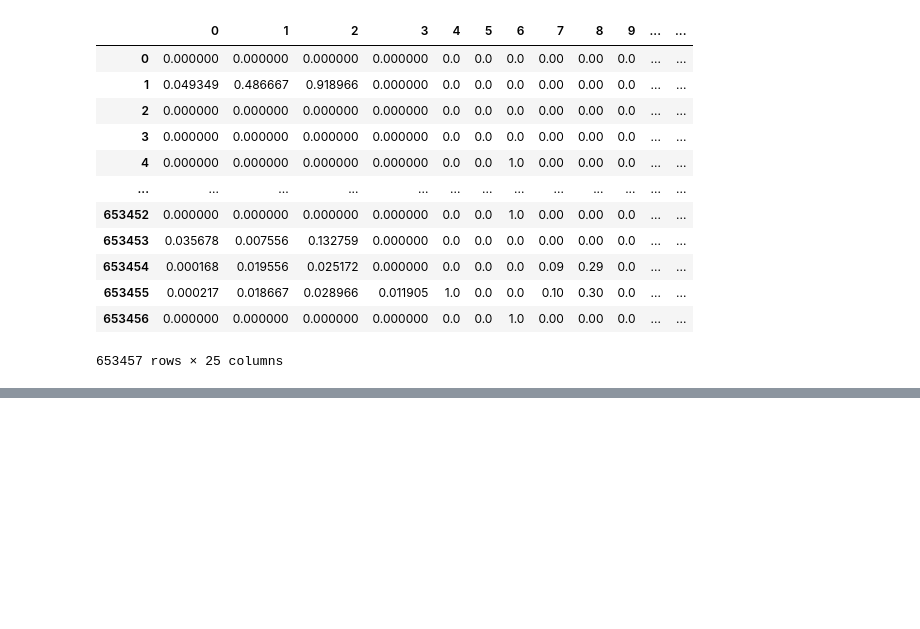
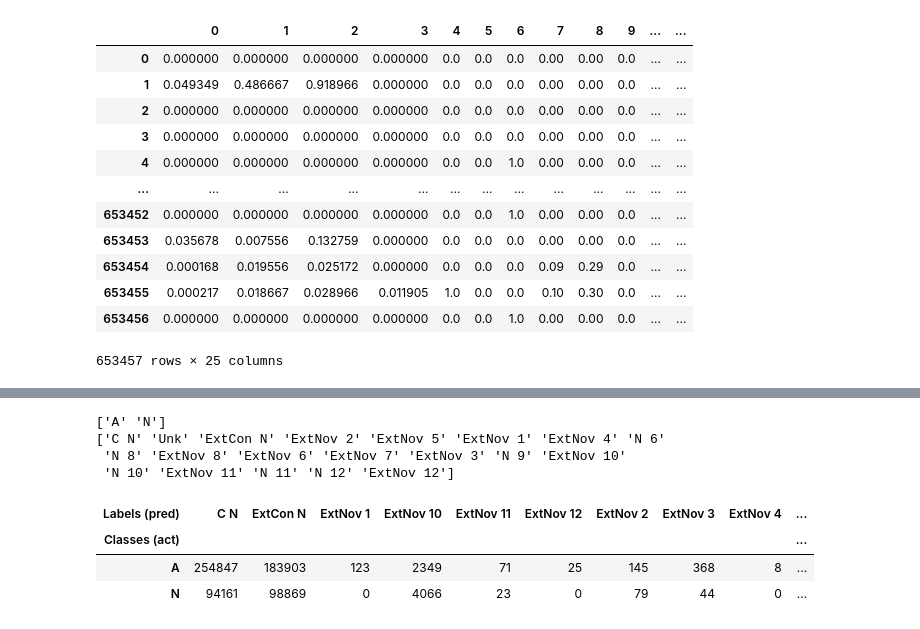
Before and after one commit to luis-puhl/minas-flink, a Jupyter notebook: mfog-mpi/src/minas/evaluate.ipynb, the cells around one changed output, grey strips where cells are left out. Cells and saved outputs as stored; diff of their text form; code cells hidden in the pictures; blank space fills up the shorter version.

```diff
--- a/mfog-mpi/src/minas/evaluate.ipynb
+++ b/mfog-mpi/src/minas/evaluate.ipynb
@@ -23,0 +52,16 @@ examplesDf
+# %%
+ogClasses = ogdf['class'].unique()
+ogLabels = ogdf['label'].unique()
+print(ogClasses)
+print(ogLabels)
+pd.crosstab(
+    ogdf['class'], ogdf['label'], rownames=['Classes (act)'], colnames=['Labels (pred)'])
+# %% [output]
+['A' 'N']
+['C N' 'Unk' 'ExtCon N' 'ExtNov 2' 'ExtNov 5' 'ExtNov 1' 'ExtNov 4' 'N 6'
+ 'N 8' 'ExtNov 8' 'ExtNov 6' 'ExtNov 7' 'ExtNov 3' 'N 9' 'ExtNov 10'
+ 'N 10' 'ExtNov 11' 'N 11' 'N 12' 'ExtNov 12']
+| Labels (pred) | C N | ExtCon N | ExtNov 1 | ExtNov 10 | ExtNov 11 | ExtNov 12 | ExtNov 2 | ExtNov 3 | ExtNov 4 | ... |
+| Classes (act) |  |  |  |  |  |  |  |  |  | ... |
+| A | 254847 | 183903 | 123 | 2349 | 71 | 25 | 145 | 368 | 8 | ... |
+| N | 94161 | 98869 | 0 | 4066 | 23 | 0 | 79 | 44 | 0 | ... |
```
Also changed, not shown: parts of 15 cells of this notebook, 7 other files.
